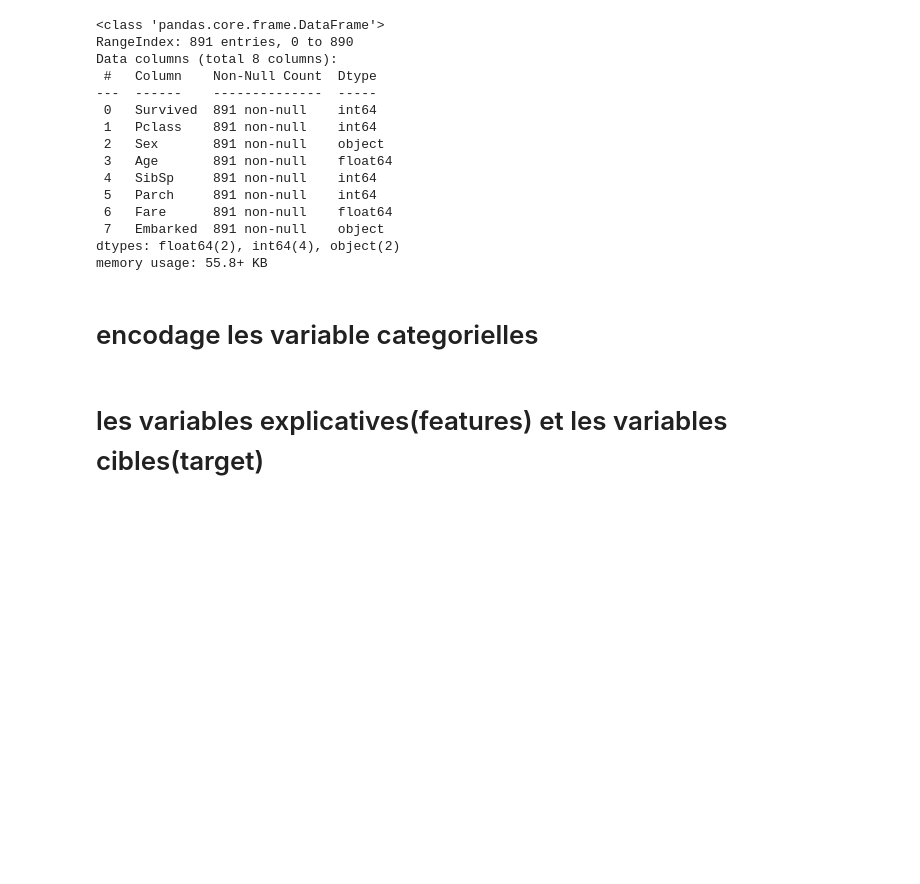
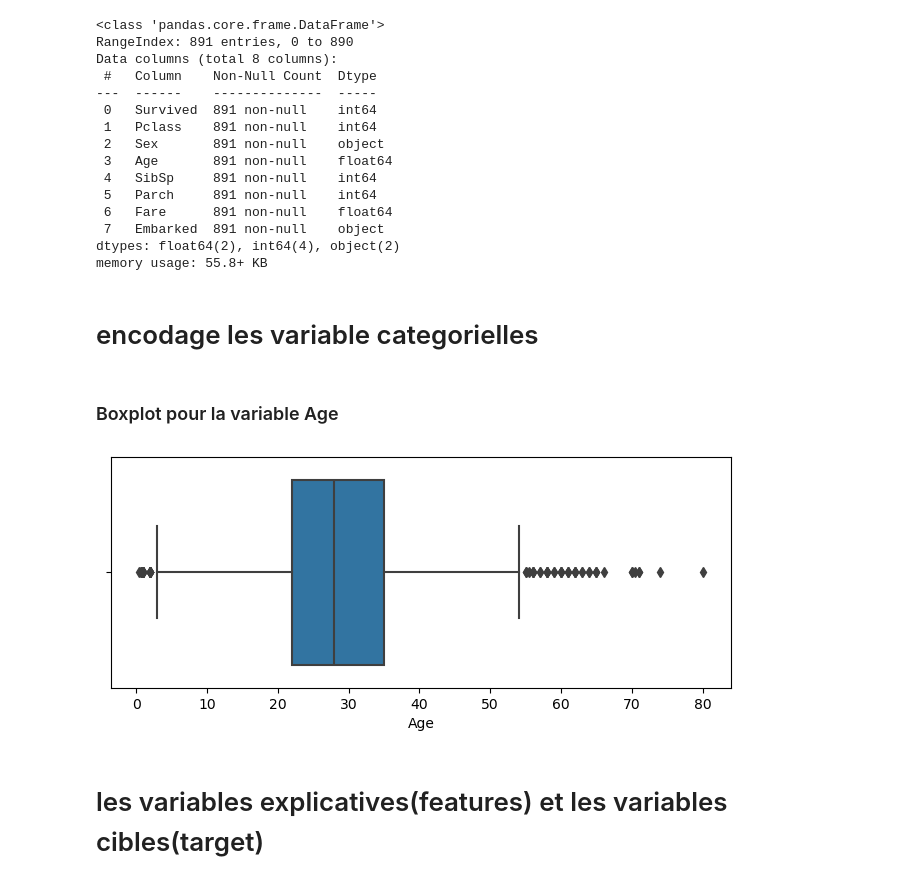
Before and after one commit to FatiElhadj/projet_python, a Jupyter notebook: Untitled.ipynb, the cells around one changed output. Drawn from its saved outputs; the diff is of its cells as text; code cells hidden in the pictures; blank space fills up the shorter version.

```diff
--- a/Untitled.ipynb
+++ b/Untitled.ipynb
@@ -162,6 +162,14 @@ memory usage: 55.8+ KB
 base= base[['Pclass', 'Sex', 'Age', 'SibSp', 'Parch', 'Fare', 'Embarked', 'Survived']].dropna()
 base['Sex'] = base['Sex'].map({'male': 0, 'female': 1})
 base['Embarked'] = base['Embarked'].map({'C': 0, 'Q': 1, 'S': 2})
+# %% [markdown]
+### Boxplot pour la variable Age
+# %%
+plt.figure(figsize=(8,3))
+sns.boxplot(x='Age',data=base,meanline=True)
+plt.show()
+# %% [output]
+[figure, added]
 # %% [markdown]
 # les variables  explicatives(features)  et les variables cibles(target)
 # %%
```
Also changed, not shown: parts of 2 cells of this notebook.
